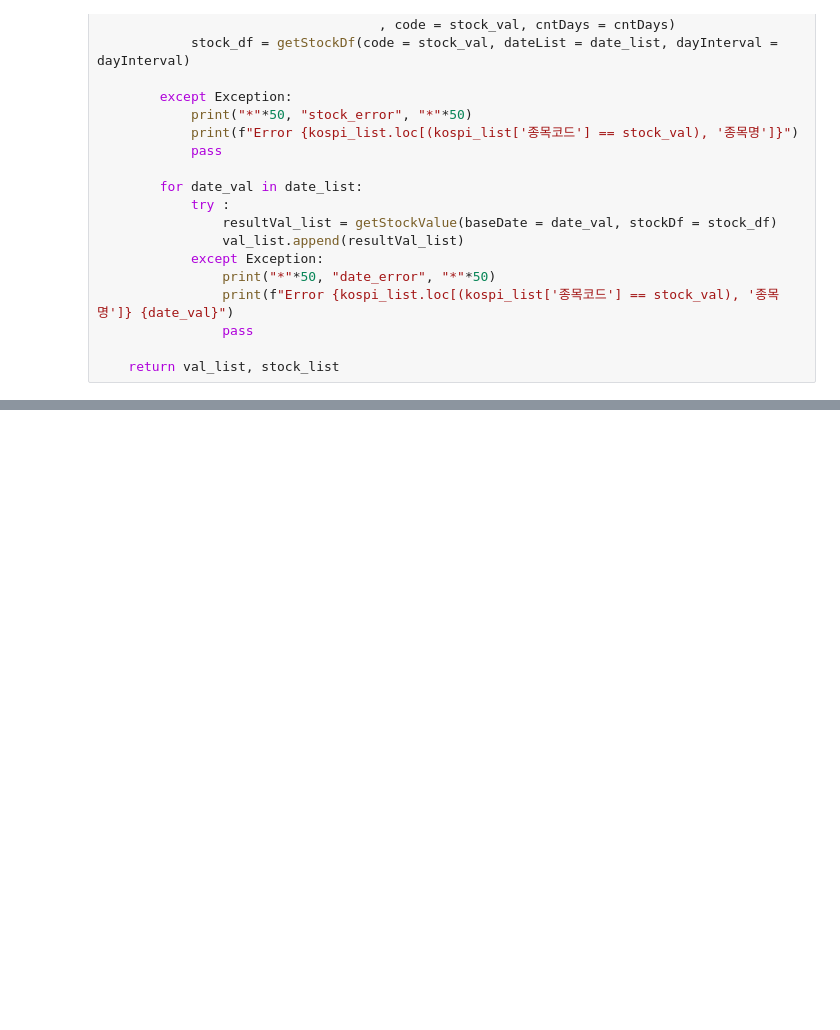
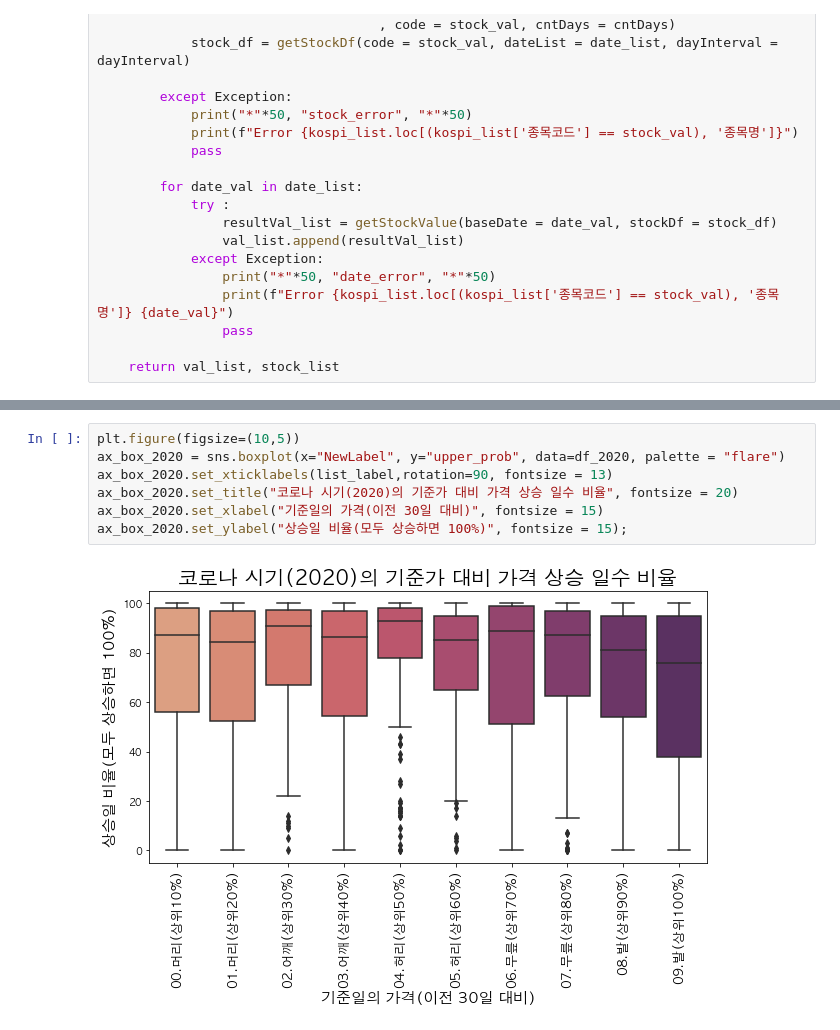
Before and after one commit to ddongmiin/deepPythonAnalysis, a Jupyter notebook: sideProject/stockAnalysis/주가분석_물타기냐불타기냐.ipynb, the cells around one changed output, grey strips where cells are left out. Cells and saved outputs as stored; diff of their text form; blank space fills up the shorter version.

```diff
--- a/sideProject/stockAnalysis/주가분석_물타기냐불타기냐.ipynb
+++ b/sideProject/stockAnalysis/주가분석_물타기냐불타기냐.ipynb
@@ -489,0 +438,9 @@ plt.show()
+# %%
+plt.figure(figsize=(10,5))
+ax_box_2020 = sns.boxplot(x="NewLabel", y="upper_prob", data=df_2020, palette = "flare")
+ax_box_2020.set_xticklabels(list_label,rotation=90, fontsize = 13)
+ax_box_2020.set_title("코로나 시기(2020)의 기준가 대비 가격 상승 일수 비율", fontsize = 20)
+ax_box_2020.set_xlabel("기준일의 가격(이전 30일 대비)", fontsize = 15)
+ax_box_2020.set_ylabel("상승일 비율(모두 상승하면 100%)", fontsize = 15);
+# %% [output]
+[figure, added]
```
Also changed, not shown: parts of 42 cells of this notebook, 1 other file.
